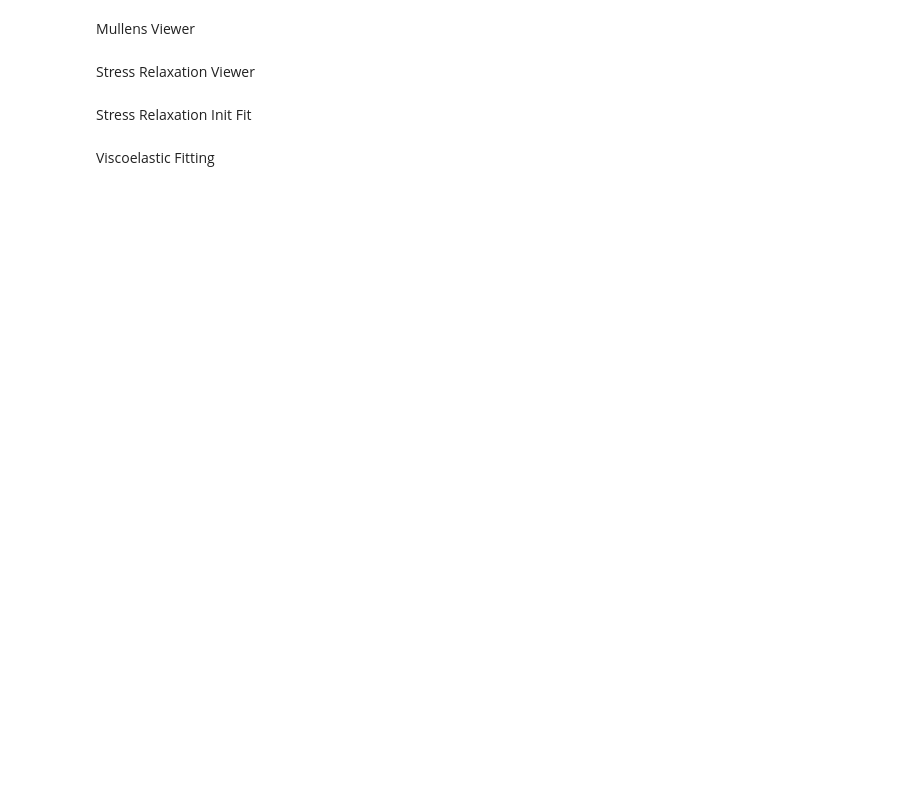
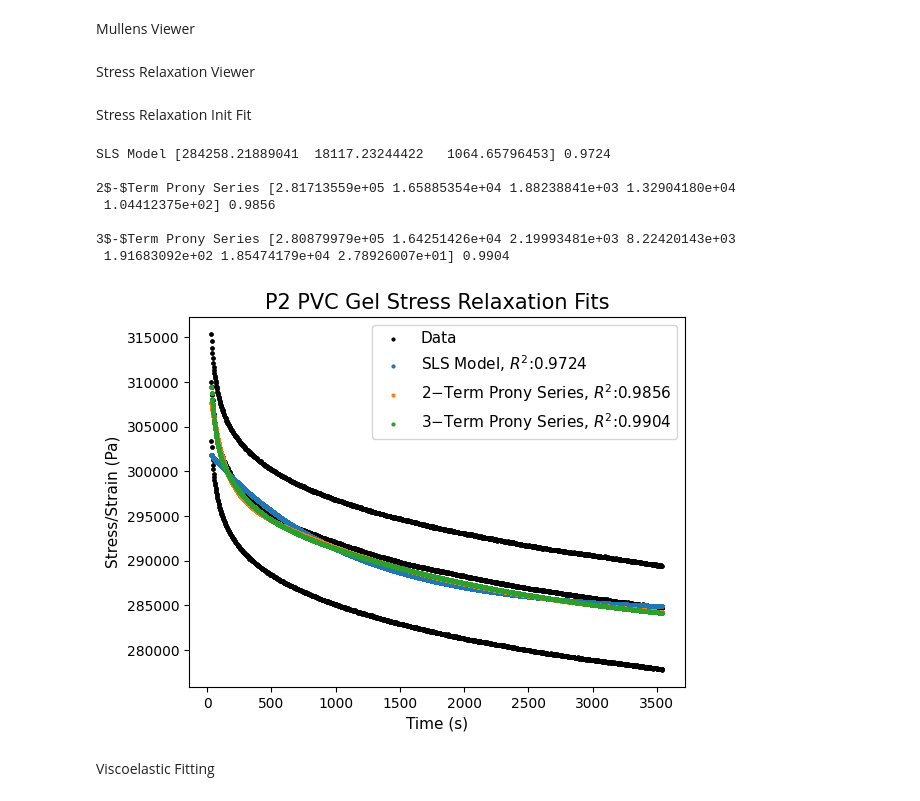
Before and after one commit to TheDuckenEngineer/PVC-Tensile-Experiment, a Jupyter notebook: Viscoelastic fitting.ipynb, the cells around one changed output. Cells and saved outputs as stored; diff of their text form; code cells hidden in the pictures; blank space fills up the shorter version.

```diff
--- a/Viscoelastic fitting.ipynb
+++ b/Viscoelastic fitting.ipynb
@@ -195,7 +195,7 @@ def StressRelaxFitting(modelBoundaries, plastiRatio):
         optInitialGuess = np.zeros([0, len(boundaries)])
 
         for i in range(0, 1):
-            initialGuess = opt.differential_evolution(NRMS, bounds = boundaries, popsize = 500).x
+            initialGuess = opt.differential_evolution(NRMS, bounds = boundaries, popsize = 600).x
             optInitialGuess = np.vstack([optInitialGuess, initialGuess])
 
         optParams = np.average(optInitialGuess, axis = 0)
@@ -206,8 +206,8 @@ def StressRelaxFitting(modelBoundaries, plastiRatio):
     # models and initial guesses
     models = {
         "SLS Model": (SLS, modelBoundaries[0]),
-        "Prony 2-Term Model": (Prony2Term, modelBoundaries[1]),
-        "Prony 3-Term Model": (Prony3Term, modelBoundaries[2])
+        "2$-$Term Prony Series": (Prony2Term, modelBoundaries[1]),
+        "3$-$Term Prony Series": (Prony3Term, modelBoundaries[2])
         }
 
     # plot parameters
@@ -257,7 +257,7 @@ def StressRelaxFitting(modelBoundaries, plastiRatio):
                 expTimeFit = expTime[indexRange] - expTimeOffset
                 strainFit = strain[indexRange] - strainOffset
                 stressFit = stress[indexRange] - stressOffset
-                normStressFit = stressFit/strainFit
+                normStressFit = stressFit/strainFit/1.84
 
                 # fit each data set for normalized stress
                 params = FitModel(model, expTimeFit, normStressFit, boundaries)
@@ -275,7 +275,7 @@ def StressRelaxFitting(modelBoundaries, plastiRatio):
         print(name, fitResults[name][0], fitResults[name][1], '\n')
 
     # plot the fitment region
-    plt.scatter(Data[::, 0], Data[::, 3], s = markerSize, label = f'{plastiRatio} Test Data')
+    plt.scatter(Data[::, 0], Data[::, 3], s = markerSize, c = 'black', label = f'Data')
 
     # preallocate data store matrices. the dictionary needs to have the data separated.
     df = pd.DataFrame(columns = ['RSquared', 'EInf', 'E1', 'Tau1', 'E2', 'Tau2', 'E3', 'Tau3'])
@@ -288,7 +288,7 @@ def StressRelaxFitting(modelBoundaries, plastiRatio):
         plt.scatter(Data[::, 0], models[name][0](fitResults[name][0], Data[::, 0]), s = markerSize, label = f'{name}, $R^2$:{fitResults[name][1]}')
         plt.xlabel('Time (s)', fontsize = axisSize)
         plt.ylabel('Stress/Strain (Pa)', fontsize = axisSize)
-        plt.title(f'{plastiRatio} Fitment', fontsize = titleSize)
+        plt.title(f'{plastiRatio} PVC Gel Stress Relaxation Fits', fontsize = titleSize)
         plt.legend(fontsize = legendSize)
 
         # fill the data array for fitment
@@ -296,36 +296,45 @@ def StressRelaxFitting(modelBoundaries, plastiRatio):
         params = np.hstack([np.round(params, 0), np.zeros([7 - len(params)])])
         data = np.vstack([data, np.insert(params, 0, np.round(rSquared, 4))])
     plt.show()
 
 
-for i in ['P2', 'P4','P6', 'P8']:
+for i in ['P2']: #, 'P4','P6', 'P8']:
     if i == 'P2':
         # P2 boundaries
         modelBoundaries = list([[(1e5, 1e6), (0.5e4, 1e5), (500, 1200)], # SLS
                                 [(1e5, 1e6), (0.5e4, 1e5), (1000, 2000), (1e3, 1e5), (50, 200)], # Proney 2 term
                                 [(1e5, 1e6), (0.5e4, 1e5), (1000, 2200), (1e3, 1e5), (90, 500), (1e3, 1e5), (15, 60)] # Proney 3 term
                                 ])
     elif i == 'P4':
         # P4 boundaries
         modelBoundaries = list([[(1e4, 5e5), (1e3, 2e4), (700, 1500)], # SLS
                                 [(1e4, 5e5), (0.5e3, 1e4), (1100, 2300), (0.1e3, 1e4), (50, 200)], # Proney 2 term
                                 [(1e4, 5e5), (1e3, 1e4), (1500, 2700), (1e3, 1e4), (125, 300), (1e2, 1e4), (10, 50)] # Proney 3 term
                                 ])
     elif i == 'P6':
         # P6 boundaries
         modelBoundaries = list([[(1e4, 1e5), (1e2, 5e3), (400, 1000)], # SLS
                                 [(1e4, 1e5), (1e2, 3e3), (1100, 2300), (1e2, 1e4), (50, 200)], # Proney 2 term
-                                [(1e4, 1e5), (1e2, 3e3), (1600, 2800), (1e2, 1e4), (120, 275), (1e3, 2e4), (100, 200)] # Proney 3 term
+                                [(1e4, 1e5), (1e2, 3e3), (1600, 2800), (1e2, 1e4), (120, 275), (1e2, 2e4), (10, 200)] # Proney 3 term
                                 ])
     else:
         # P8 boundaries
         modelBoundaries = list([[(1e4, 5e4), (10, 1e3), (600, 1500)], # SLS
                                 [(1e4, 5e4), (10, 1e3), (1000, 2300), (1e2, 1e3), (40, 220)], # Proney 2 term
-                                [(1e4, 5e5), (1e2, 1.5e3), (1700, 3000), (1e2, 1e4), (125, 275), (1e3, 1e5), (100, 200)] # Proney 3 term
+                                [(1e4, 5e5), (1e2, 1.5e3), (1700, 3000), (6e1, 1e4), (60, 275), (1e2, 1e5), (35.6, 200)] # Proney 3 term
                                 ])
 
     StressRelaxFitting(modelBoundaries, i)
     plt.show()
+# %% [output]
+SLS Model [284258.21889041  18117.23244422   1064.65796453] 0.9724
+
+2$-$Term Prony Series [2.81713559e+05 1.65885354e+04 1.88238841e+03 1.32904180e+04
+ 1.04412375e+02] 0.9856
+
+3$-$Term Prony Series [2.80879979e+05 1.64251426e+04 2.19993481e+03 8.22420143e+03
+ 1.91683092e+02 1.85474179e+04 2.78926007e+01] 0.9904
+[figure, added]
 # %% [markdown]
 Viscoelastic Fitting
 # %%
```
Also changed, not shown: parts of 4 cells of this notebook.
